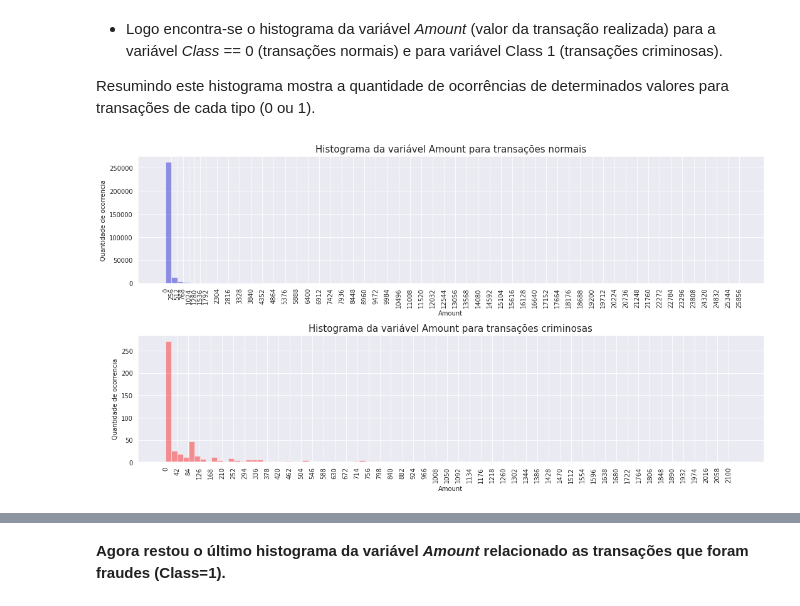
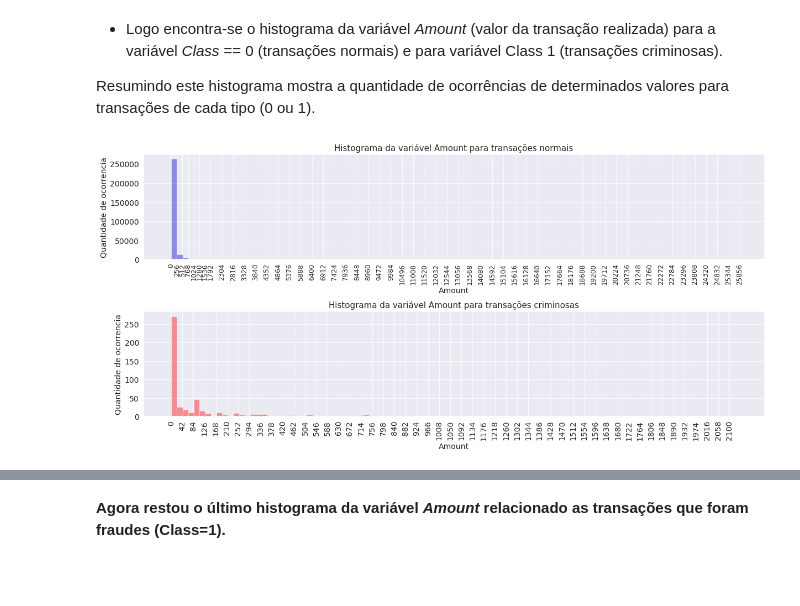
Before and after one commit to rafaelfabri/Artigos-Data-Science, a Jupyter notebook: detecção_de_fraudes_em_cartões_de_crédito.ipynb, the cells around one changed output, grey strips where cells are left out. Drawn from its saved outputs; the diff is of its cells as text; code cells hidden in the pictures; blank space fills up the shorter version.

```diff
--- a/detecção_de_fraudes_em_cartões_de_crédito.ipynb
+++ b/detecção_de_fraudes_em_cartões_de_crédito.ipynb
@@ -261,7 +261,7 @@ x_time_0 = df[df['Class']==0]
 x_time_1 = df[df['Class']==1]
 # %%
 sns.set_style('ticks')
-fig, ax = plt.subplots(ncols = 2, figsize=(16,7))
+fig, ax = plt.subplots(ncols = 2, figsize=(17,7))
 
 sns.distplot(x_time_0['Time'], ax=ax[0], color='blue', kde=False, bins=30)
 
@@ -269,11 +269,11 @@ ax[0].set_title("Histograma do tempo de transações normais", fontsize=15)
 ax[0].set_xticks(range(0, 175000, 5759) )
 
 
-ax[0].tick_params(axis='x', rotation=90, labelsize=12)
+ax[0].tick_params(axis='x', rotation=90, labelsize=15)
+ax[0].tick_params(axis='y', labelsize=15)
 
-
-ax[0].set_ylabel('Quantidade de ocorrencia')
-ax[0].set_xlabel('Tempo')
+ax[0].set_ylabel('Quantidade de ocorrencia', fontsize=12)
+ax[0].set_xlabel('Tempo', fontsize=12)
 
 for axis in ['left', 'bottom', 'right', 'top']:
     ax[0].spines[axis].set_linewidth(2.5)
@@ -284,10 +284,11 @@ sns.distplot(x_time_1['Time'], ax=ax[1], color='#800000', kde=False, bins=30)
 ax[1].set_title("Histograma do tempo de transações criminosas", fontsize=15)
 ax[1].set_xticks(range(0, 175000, 5678))
 
-ax[1].tick_params(axis='x', rotation=90, labelsize=13)
+ax[1].tick_params(axis='x', rotation=90, labelsize=15)
+ax[1].tick_params(axis='y', labelsize=15)
 
-ax[1].set_ylabel('Quantidade de ocorrencia')
-ax[1].set_xlabel('Tempo')
+ax[1].set_ylabel('Quantidade de ocorrencia',fontsize=12)
+ax[1].set_xlabel('Tempo', fontsize=12)
 
 for axis in ['left', 'bottom', 'right', 'top']:
     ax[1].spines[axis].set_linewidth(2.5)
@@ -359,35 +360,40 @@ for i in range(0, 2125, 42):
 Resumindo este histograma mostra a quantidade de ocorrências de determinados valores para transações de cada tipo (0 ou 1).
 # %%
 sns.set_style('darkgrid')
-fig, ax = plt.subplots(nrows=2, figsize=(15, 8))
+fig, ax = plt.subplots(nrows=2, figsize=(17, 8))
 
 
 sns.distplot(x_amount_0['Amount'], ax=ax[0], color='#0000CD', kde=False, bins=100)
 
-
-#perfumaria de ax
+#perfumaria de ax[0]
 ax[0].set_xticks(x_a0)
-ax[0].tick_params(axis='x', rotation=90)
-ax[0].set_ylabel('Quantidade de ocorrencia')
+ax[0].tick_params(axis='x', rotation=90, labelsize=12)
+ax[0].set_ylabel('Quantidade de ocorrencia',  fontsize=14)
+ax[0].set_xlabel('Amount', fontsize=14)
 ax[0].set_title("Histograma da variável Amount para transações normais", fontsize=15)
+ax[0].tick_params(axis='y', labelsize=14)
 
 for axis in ['left', 'bottom', 'right', 'top']:
     ax[0].spines[axis].set_linewidth(2.5)
 
+
 sns.distplot(x_amount_1['Amount'], ax=ax[1], color='red', kde=False, bins=100)
 
+#perfumaria de ax[1]
 ax[1].set_title("Histograma da variável Amount para transações criminosas", fontsize=15)
 ax[1].set_xticks(x_a1)
-ax[1].set_ylabel('Quantidade de ocorrencia')
-ax[1].tick_params(axis='x', rotation=90)
+ax[1].set_ylabel('Quantidade de ocorrencia', fontsize=14)
+ax[1].set_xlabel('Amount', fontsize=14)
+ax[1].tick_params(axis='x', rotation=90, labelsize=14)
+ax[1].tick_params(axis='y', labelsize=14)
 
 for axis in ['left', 'bottom', 'right', 'top']:
     ax[1].spines[axis].set_linewidth(2.5)
 
 
 fig.tight_layout();
 # %% [output]
-[figure, old version]
+[figure, new version]
 # %% [markdown]
 **Histograma da variável Amount para transações normais**
 
```
Also changed, not shown: parts of 1 cell of this notebook.
